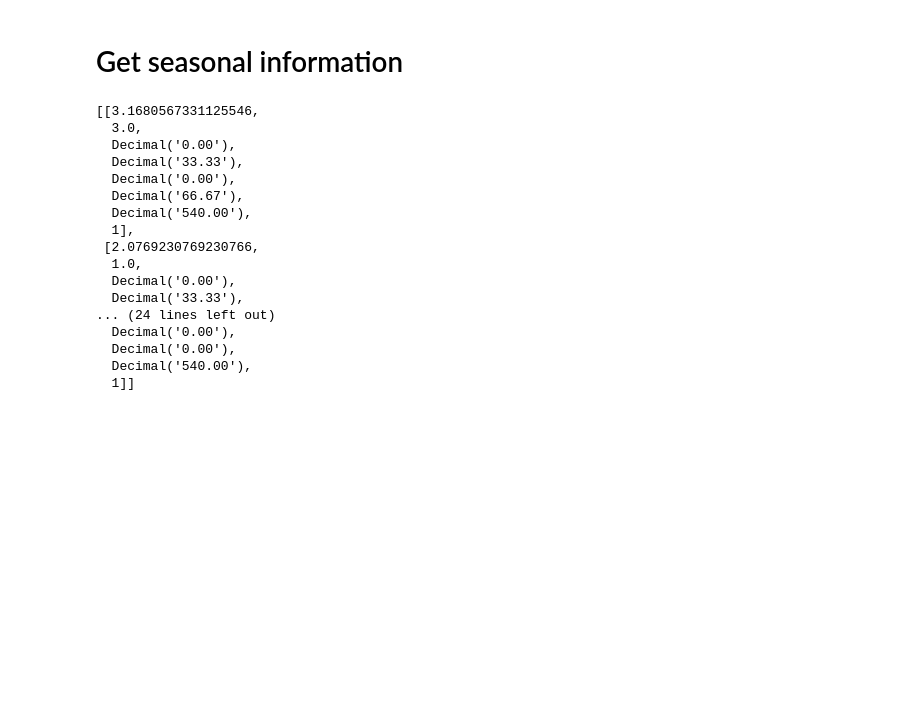
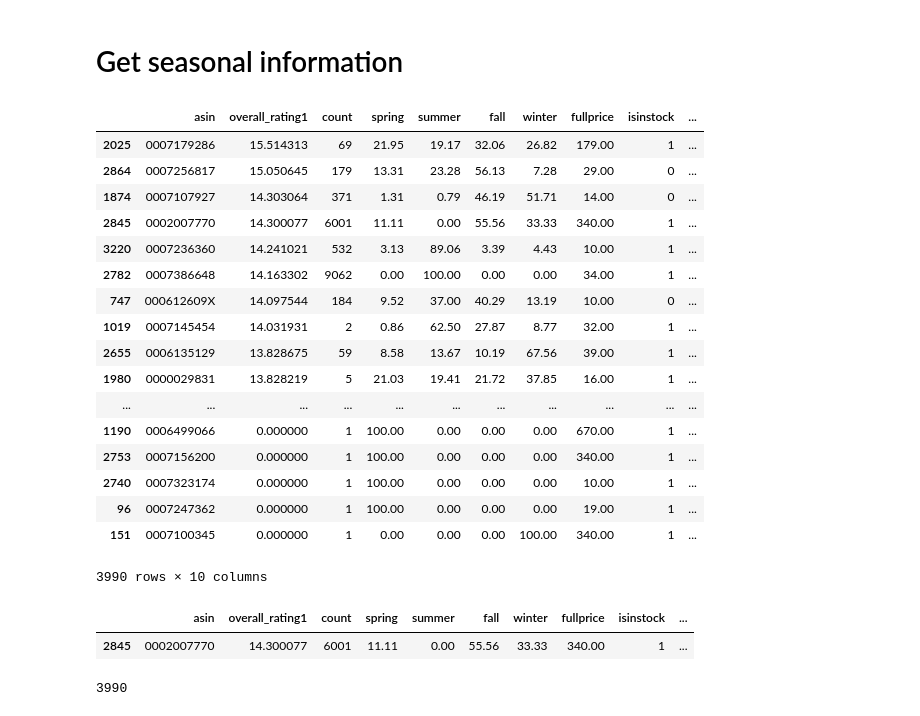
Before and after one commit to alexyanw/dse203-group-project, a Jupyter notebook: machine_learning/ProductRecommender_Merged.ipynb, the cells around one changed output. Saved outputs shown, nothing was run; the diff lists cells and outputs as text; code cells hidden in the pictures; blank space fills up the shorter version.

```diff
--- a/machine_learning/ProductRecommender_Merged.ipynb
+++ b/machine_learning/ProductRecommender_Merged.ipynb
@@ -307,7 +338,7 @@ asin_final = []
 
 for i in asin:
     if i.decode() in df_grouped.asin.values:
-        row = [i for i in df_grouped[df_grouped.asin==i.decode()][['overall_rating1','count']].values[0]]
+        row = [i for i in df_grouped[df_grouped.asin==i.decode()][['asin','overall_rating1','count']].values[0]]
     else:
         row = [0,0]
 
@@ -317,24 +348,40 @@ for i in asin:
         row += [0,0,0,0,0,'']
 
     asin_final.append(row)
-# %%
-#overall_rating, count, spring, summer, fall, winter, price, instock
-asin_final[0:5]
-# %% [output]
-[[3.1680567331125546,
-  3.0,
-  Decimal('0.00'),
-  Decimal('33.33'),
-  Decimal('0.00'),
-  Decimal('66.67'),
-  Decimal('540.00'),
-  1],
- [2.0769230769230766,
-  1.0,
-  Decimal('0.00'),
-  Decimal('33.33'),
-... (24 lines left out)
-  Decimal('0.00'),
-  Decimal('0.00'),
-  Decimal('540.00'),
-  1]]
+# %%
+def get_asin_index(x):
+    l=[]
+    l.append(x['asin'])
+    x['asin_index']=get_idx_from_asin(l)[0]
+    return x failed to coerce slice entry of type list to integer
+# %%
+df_asin=pd.DataFrame(asin_final,columns=['asin','overall_rating1','count','spring','summer','fall','winter','fullprice','isinstock'])
+# %%
+df_asin['asin_index']=-1
+df_asin=df_asin.apply(lambda x: get_asin_index(x),axis=1)
+# %%
+df_asin.sort_values(by='overall_rating1',ascending=False)
+# %% [output]
+|  | asin | overall_rating1 | count | spring | summer | fall | winter | fullprice | isinstock | ... |
+| 2025 | 0007179286 | 15.514313 | 69 | 21.95 | 19.17 | 32.06 | 26.82 | 179.00 | 1 | ... |
+| 2864 | 0007256817 | 15.050645 | 179 | 13.31 | 23.28 | 56.13 | 7.28 | 29.00 | 0 | ... |
+| 1874 | 0007107927 | 14.303064 | 371 | 1.31 | 0.79 | 46.19 | 51.71 | 14.00 | 0 | ... |
+| 2845 | 0002007770 | 14.300077 | 6001 | 11.11 | 0.00 | 55.56 | 33.33 | 340.00 | 1 | ... |
+| 3220 | 0007236360 | 14.241021 | 532 | 3.13 | 89.06 | 3.39 | 4.43 | 10.00 | 1 | ... |
+| 2782 | 0007386648 | 14.163302 | 9062 | 0.00 | 100.00 | 0.00 | 0.00 | 34.00 | 1 | ... |
+| 747 | 000612609X | 14.097544 | 184 | 9.52 | 37.00 | 40.29 | 13.19 | 10.00 | 0 | ... |
+| 1019 | 0007145454 | 14.031931 | 2 | 0.86 | 62.50 | 27.87 | 8.77 | 32.00 | 1 | ... |
+| 2655 | 0006135129 | 13.828675 | 59 | 8.58 | 13.67 | 10.19 | 67.56 | 39.00 | 1 | ... |
+| 1980 | 0000029831 | 13.828219 | 5 | 21.03 | 19.41 | 21.72 | 37.85 | 16.00 | 1 | ... |
+| ... | ... | ... | ... | ... | ... | ... | ... | ... | ... | ... |
+| 1190 | 0006499066 | 0.000000 | 1 | 100.00 | 0.00 | 0.00 | 0.00 | 670.00 | 1 | ... |
+| 2753 | 0007156200 | 0.000000 | 1 | 100.00 | 0.00 | 0.00 | 0.00 | 340.00 | 1 | ... |
+| 2740 | 0007323174 | 0.000000 | 1 | 100.00 | 0.00 | 0.00 | 0.00 | 10.00 | 1 | ... |
+| 96 | 0007247362 | 0.000000 | 1 | 100.00 | 0.00 | 0.00 | 0.00 | 19.00 | 1 | ... |
+| 151 | 0007100345 | 0.000000 | 1 | 0.00 | 0.00 | 0.00 | 100.00 | 340.00 | 1 | ... |
+3990 rows × 10 columns
+# %%
+df_asin[df_asin.index==2845]
+# %% [output]
+|  | asin | overall_rating1 | count | spring | summer | fall | winter | fullprice | isinstock | ... |
+| 2845 | 0002007770 | 14.300077 | 6001 | 11.11 | 0.00 | 55.56 | 33.33 | 340.00 | 1 | ... |
@@ -345,3 +396,7 @@ rating_indexed[rating_indexed==0] = np.min(rating_indexed[rating_indexed != 0])/
+# %%
+len(rating_indexed)
+# %% [output]
+3990
 # %%
 np.save("rating_indexed.npy",rating_indexed)
 # %%
```
Also changed, not shown: parts of 17 cells of this notebook.
